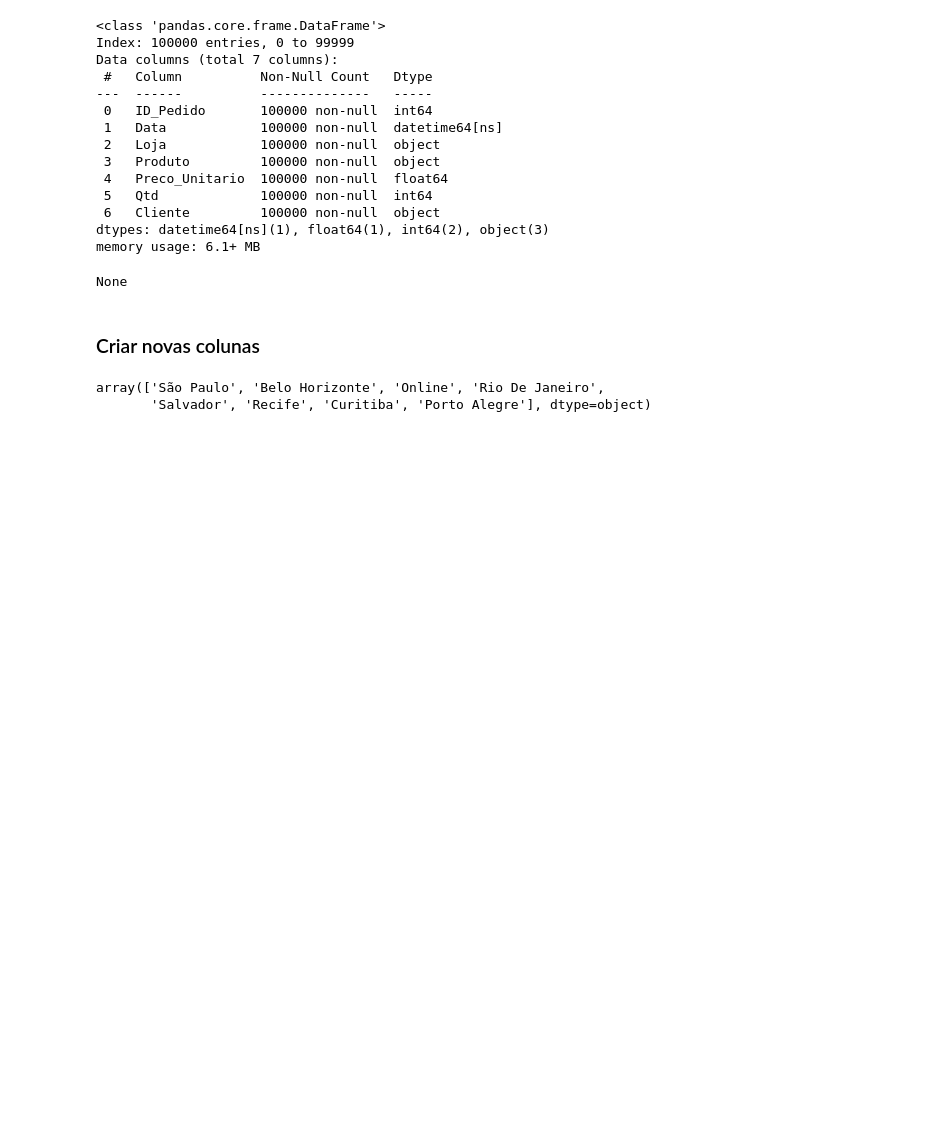
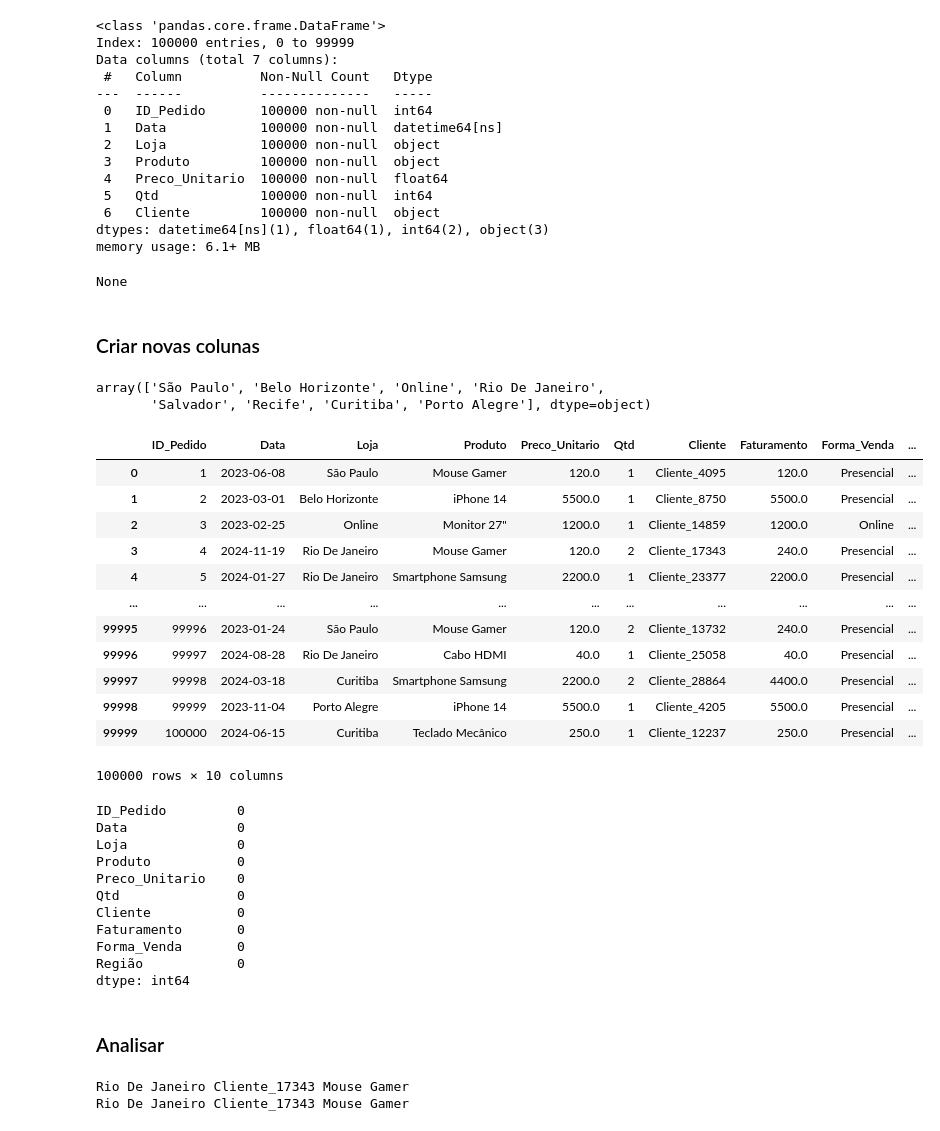
Before and after one commit to Ezebit0/PandasStudies, a Jupyter notebook: pandas_st.ipynb, the cells around one changed output. Cells and saved outputs as stored; diff of their text form; code cells hidden in the pictures; blank space fills up the shorter version.

Commit message:
Adicionado analise de iloc e loc

```diff
--- a/pandas_st.ipynb
+++ b/pandas_st.ipynb
@@ -139,27 +139,75 @@ None
 # %%
 # Faturamento
 df_Analise["Faturamento"] = df_Analise["Qtd"] * df_Analise["Preco_Unitario"]
 
 # Forma de venda
 df_Analise["Forma_Venda"] = np.where(df_Analise["Loja"]=="Online", "Online", "Presencial") # é como se fosse o if (condicional)
 
 # Regiao
-# display(df_Analise["Loja"].unique()) # Vai mostrar quais são os Estados unicos
-def definir_regiao(loja):
-
-    dic_regioes = {
+display(df_Analise["Loja"].unique()) # Vai mostrar quais são os Estados unicos
+dic_regioes = {
                'São Paulo': "Sudeste",
                'Belo Horizonte': "Sudeste",
                'Online': "Online",
                'Rio De Janeiro': "Sudeste",
                'Salvador': "Nordeste",
                'Recife': "Nordeste",
                'Curitiba': "Sul",
                'Porto Alegre': "Sul"
                }
-    return dic_regioes[loja]
-df_Analise["Região"] = df_Analise["Loja"].map(definir_regiao)
+df_Analise["Região"] = df_Analise["Loja"].map(dic_regioes)
 display(df_Analise)
+display(df_Analise.isna().sum())
 # %% [output]
 array(['São Paulo', 'Belo Horizonte', 'Online', 'Rio De Janeiro',
        'Salvador', 'Recife', 'Curitiba', 'Porto Alegre'], dtype=object)
+|  | ID_Pedido | Data | Loja | Produto | Preco_Unitario | Qtd | Cliente | Faturamento | Forma_Venda | ... |
+| 0 | 1 | 2023-06-08 | São Paulo | Mouse Gamer | 120.0 | 1 | Cliente_4095 | 120.0 | Presencial | ... |
+| 1 | 2 | 2023-03-01 | Belo Horizonte | iPhone 14 | 5500.0 | 1 | Cliente_8750 | 5500.0 | Presencial | ... |
+| 2 | 3 | 2023-02-25 | Online | Monitor 27" | 1200.0 | 1 | Cliente_14859 | 1200.0 | Online | ... |
+| 3 | 4 | 2024-11-19 | Rio De Janeiro | Mouse Gamer | 120.0 | 2 | Cliente_17343 | 240.0 | Presencial | ... |
+| 4 | 5 | 2024-01-27 | Rio De Janeiro | Smartphone Samsung | 2200.0 | 1 | Cliente_23377 | 2200.0 | Presencial | ... |
+| ... | ... | ... | ... | ... | ... | ... | ... | ... | ... | ... |
+| 99995 | 99996 | 2023-01-24 | São Paulo | Mouse Gamer | 120.0 | 2 | Cliente_13732 | 240.0 | Presencial | ... |
+| 99996 | 99997 | 2024-08-28 | Rio De Janeiro | Cabo HDMI | 40.0 | 1 | Cliente_25058 | 40.0 | Presencial | ... |
+| 99997 | 99998 | 2024-03-18 | Curitiba | Smartphone Samsung | 2200.0 | 2 | Cliente_28864 | 4400.0 | Presencial | ... |
+| 99998 | 99999 | 2023-11-04 | Porto Alegre | iPhone 14 | 5500.0 | 1 | Cliente_4205 | 5500.0 | Presencial | ... |
+| 99999 | 100000 | 2024-06-15 | Curitiba | Teclado Mecânico | 250.0 | 1 | Cliente_12237 | 250.0 | Presencial | ... |
+100000 rows × 10 columns
+ID_Pedido         0
+Data              0
+Loja              0
+Produto           0
+Preco_Unitario    0
+Qtd               0
+Cliente           0
+Faturamento       0
+Forma_Venda       0
+Região            0
+dtype: int64
+# %% [markdown]
+### Analisar
+# %%
+# Analisar - filtrar
+
+# .loc: id do pedido > Nome da coluna e nome da linha
+id_pedido = 4
+loja = df_Analise.loc[3, "Loja"]
+produto = df_Analise.loc[3, "Produto"]
+cliente = df_Analise.loc[3, "Cliente"]
+print(loja, cliente, produto)
+
+# .iloc > Por posição
+id_pedido = 4
+iloja = df_Analise.iloc[3, 2]
+iproduto = df_Analise.iloc[3, 6]
+icliente = df_Analise.iloc[3, 3]
+print(iloja, iproduto, icliente)
+
+# condicional
+
+# Exportar pedaços da base
+#df_vendas_sp =
+# %% [output]
+Rio De Janeiro Cliente_17343 Mouse Gamer
+Rio De Janeiro Cliente_17343 Mouse Gamer
```
